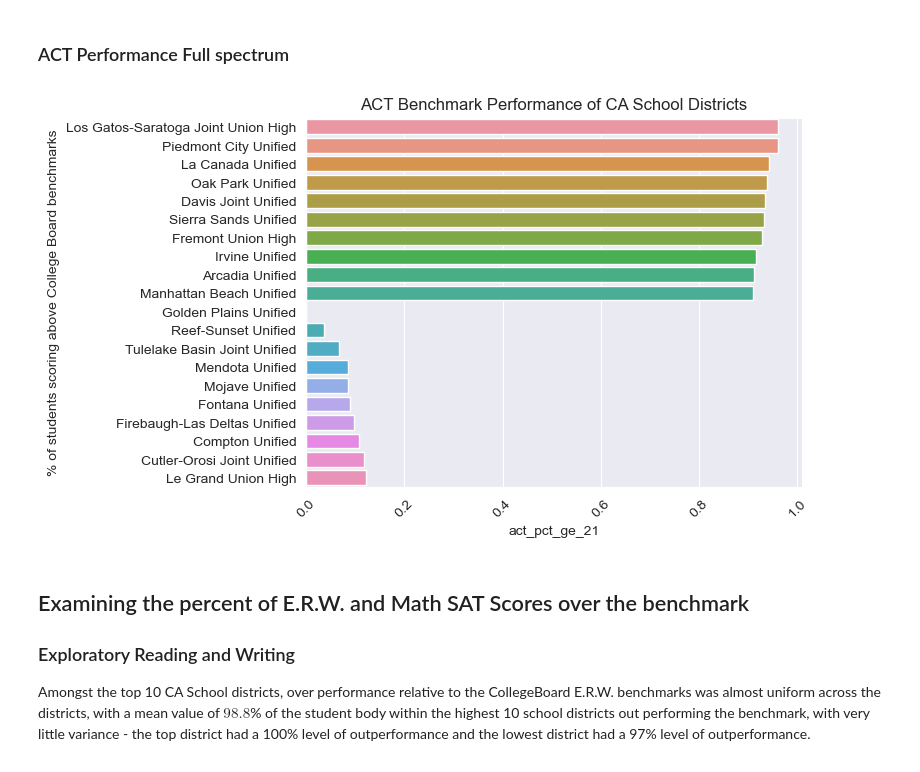
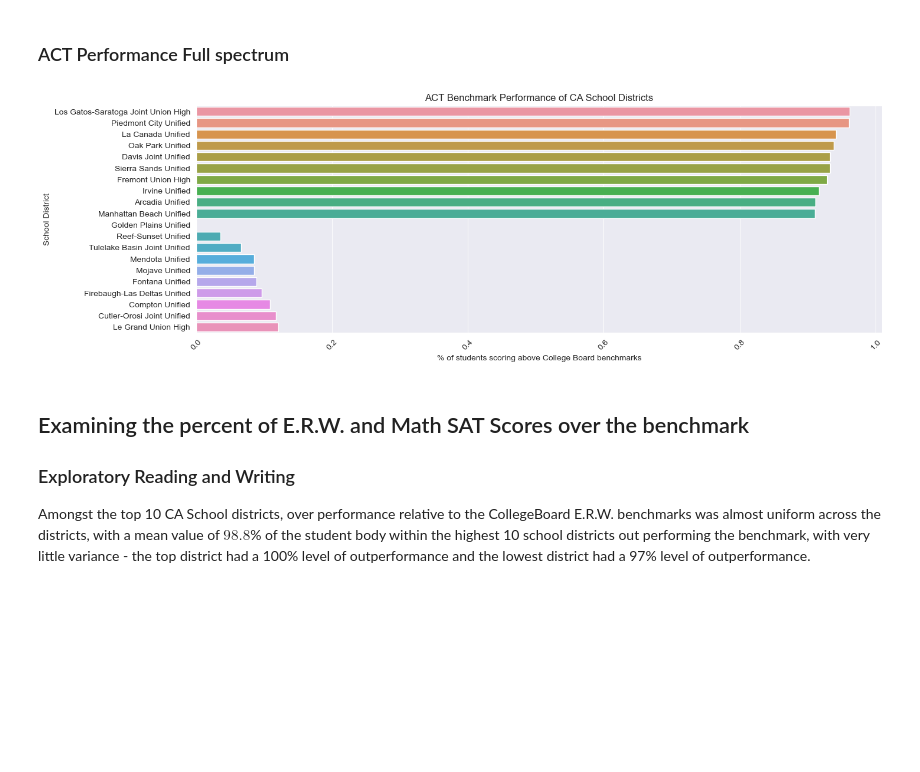
Before and after one commit to AlexSpradling/california_sat_analysis, a Jupyter notebook: code/starter-code Alex.ipynb, the cells around one changed output. Drawn from its saved outputs; the diff is of its cells as text; code cells hidden in the pictures; blank space fills up the shorter version.

```diff
--- a/code/starter-code Alex.ipynb
+++ b/code/starter-code Alex.ipynb
@@ -655,11 +736,12 @@ plt.xticks(rotation=45);
 # %% [markdown]
 ### ACT Performance Full spectrum
 # %%
+plt.subplots(1, figsize=(15,5))
 fig = sns.barplot(comparison_df_act, x ='act_pct_ge_21', y = 'd_name')
-fig.set(title = 'ACT Benchmark Performance of CA School Districts', ylabel = '% of students scoring above College Board benchmarks')
+fig.set(title = 'ACT Benchmark Performance of CA School Districts', xlabel = '% of students scoring above College Board benchmarks', ylabel = 'School District')
 plt.xticks(rotation=45);
 # %% [output]
-[figure, old version]
+[figure, new version]
 # %% [markdown]
 ## Examining the percent of E.R.W. and Math SAT Scores over the benchmark
 
```
Also changed, not shown: parts of 12 cells of this notebook.
